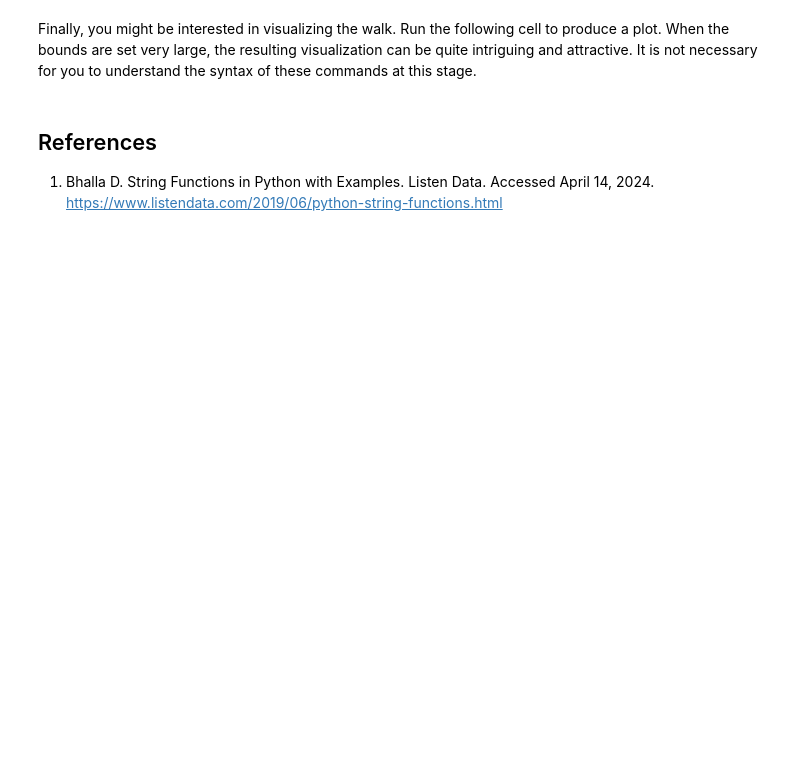
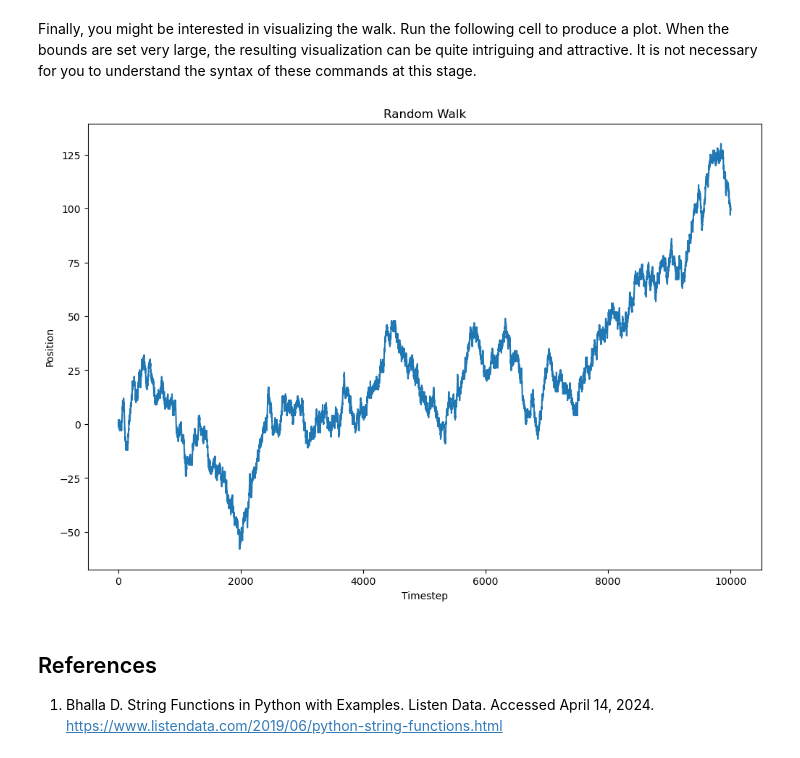
Before and after one commit to taylorswrite/biostat-203c-2024-spring, a Jupyter notebook: hw1/HW1.ipynb, the cells around one changed output. Drawn from its saved outputs; the diff is of its cells as text; code cells hidden in the pictures; blank space fills up the shorter version.

```diff
--- a/hw1/HW1.ipynb
+++ b/hw1/HW1.ipynb
@@ -367,27 +336,34 @@ tails
 # %%
-def random_walk (tries):
-    pos = 0
-    positions = []
-    steps = []
-    for _ in range(tries):
-        x = random.choice(["heads", "tails"])
-        if x == "heads":
-
-
-    return pos, positions, steps
+# def random_walk(upper, lower):
+#     pos = 0
+#     positions = [0]
+#     steps = []
+#     for _ in range(lower, upper + 1):
+#         x = random.choice(["heads", "tails"])
+#         if x == "heads":
+#             pos += 1
+#             positions.append(pos)
+#             steps.append(1)
+#         else:
+#             pos += -1
+#             positions.append(pos)
+#             steps.append(-1)
+#     return pos, positions, steps
 # %% [markdown]
 Finally, you might be interested in visualizing the walk. Run the following cell to produce a plot. When the bounds are set very large, the resulting visualization can be quite intriguing and attractive. It is not necessary for you to understand the syntax of these commands at this stage.
 # %%
 # uncomment me!
 #
-# pos, positions, steps = random_walk(5000, -5000)
-#
-# plt.figure(figsize=(12, 8))
-# plt.plot(positions)
-# plt.xlabel('Timestep')
-# plt.ylabel('Position')
-# plt.title('Random Walk')
-# plt.show()
+pos, positions, steps = random_walk(5000, -5000)
+
+plt.figure(figsize=(12, 8))
+plt.plot(positions)
+plt.xlabel('Timestep')
+plt.ylabel('Position')
+plt.title('Random Walk')
+plt.show()
+# %% [output]
+[figure, added]
 # %% [markdown]
 ## References
 1. Bhalla D. String Functions in Python with Examples. Listen Data. Accessed April 14, 2024. https://www.listendata.com/2019/06/python-string-functions.html
```
Also changed, not shown: parts of 13 cells of this notebook, 1 other file.
